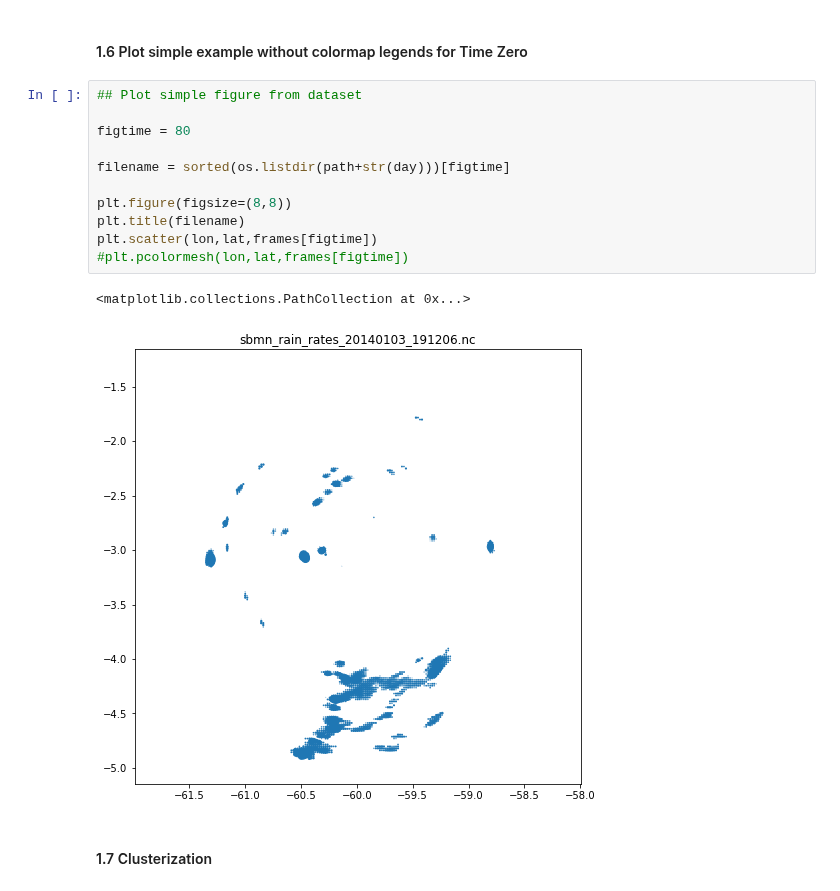
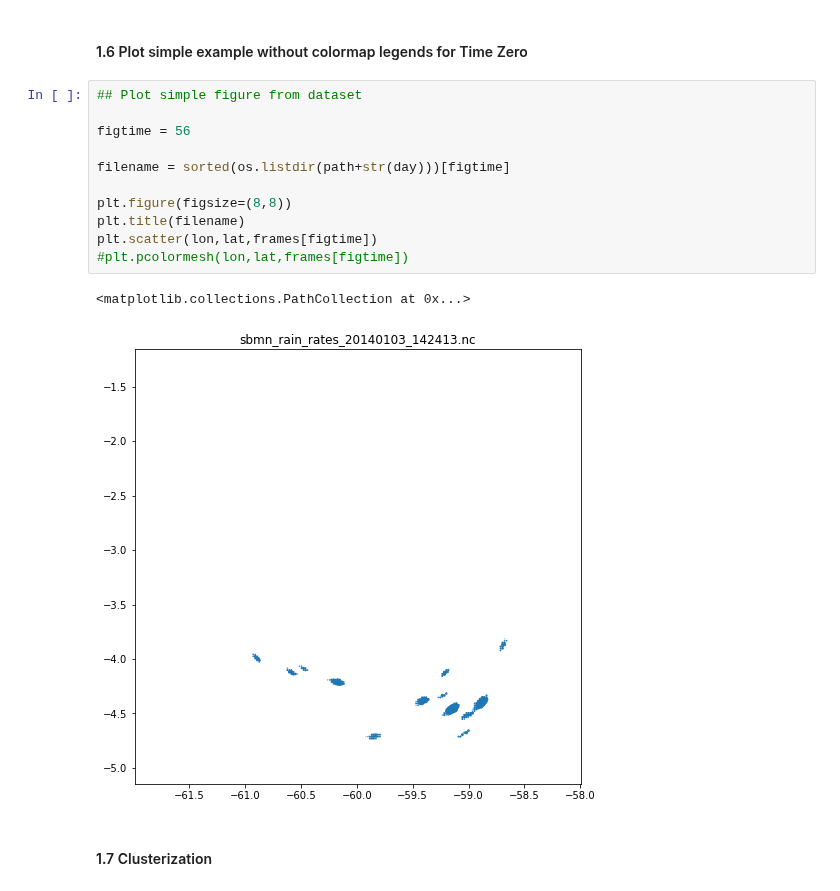
Before and after one commit to helvecioneto/CAP-394, a Jupyter notebook: 01-EDA.ipynb, the cells around one changed output. Drawn from its saved outputs; the diff is of its cells as text.

```diff
--- a/01-EDA.ipynb
+++ b/01-EDA.ipynb
@@ -170,17 +171,17 @@ The frames from dataset: (times,x,y) ->  (104, 241, 241)
 # %%
 ## Plot simple figure from dataset
 
-figtime = 80
+figtime = 56
 
 filename = sorted(os.listdir(path+str(day)))[figtime]
 
 plt.figure(figsize=(8,8))
 plt.title(filename)
 plt.scatter(lon,lat,frames[figtime])
 #plt.pcolormesh(lon,lat,frames[figtime])
 # %% [output]
 <matplotlib.collections.PathCollection at 0x...>
-[figure, old version]
+[figure, new version]
 # %% [markdown]
 #### 1.7 Clusterization
 # %%
```
Also changed, not shown: parts of 5 cells of this notebook, 2 other files.
